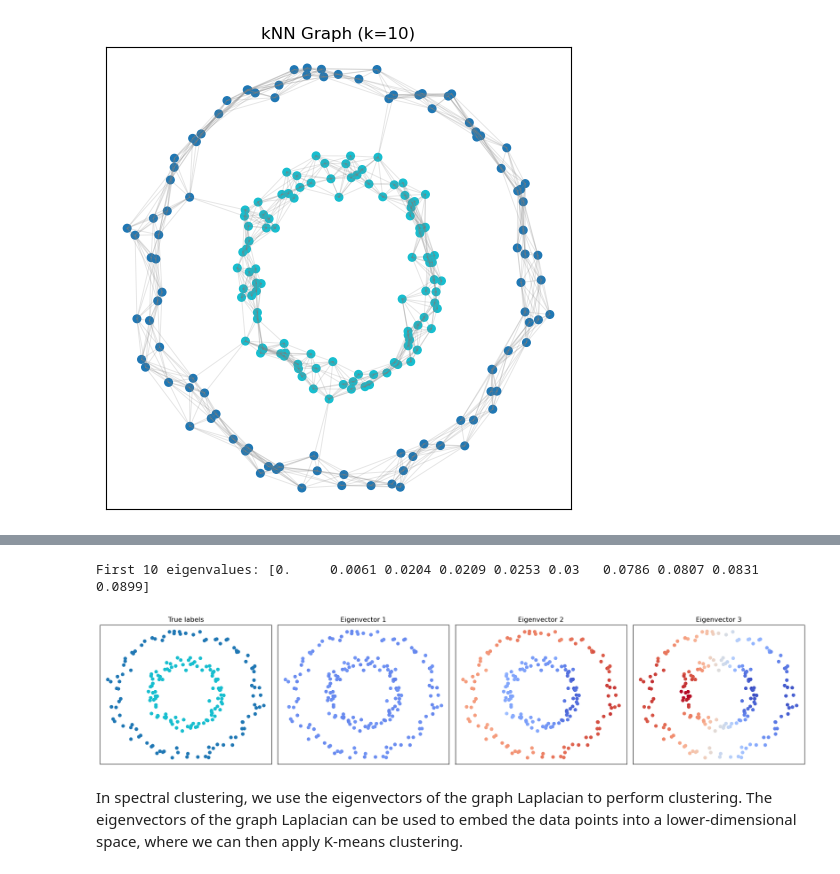
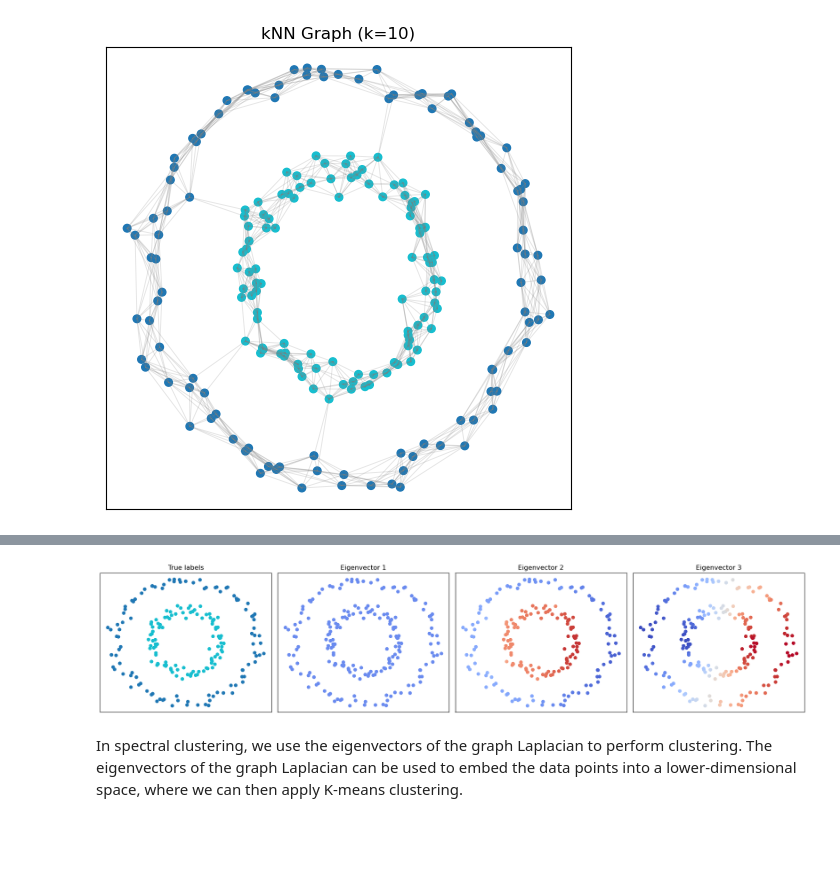
Before and after one commit to Rayzhangzirui/math10sp25, a Jupyter notebook: _sources/notes/kmeans.ipynb, the cells around one changed output, grey strips where cells are left out. Cells and saved outputs as stored; diff of their text form; code cells hidden in the pictures; blank space fills up the shorter version.

```diff
--- a/_sources/notes/kmeans.ipynb
+++ b/_sources/notes/kmeans.ipynb
@@ -200,33 +201,30 @@ where $D$ is the degree matrix (a diagonal matrix where $D_{ii}$ is the degree o
 # %%
 
 # Compute UNnormalized Laplacian
-L = csgraph.laplacian(A, normed=True)
+L = csgraph.laplacian(A, normed=False)
 
 # Compute the first few eigenvectors (smallest eigenvalues)
 vals, vecs = eigh(L.toarray())
 
-# Show the first 10 eigenvalues
-# print('First 10 eigenvalues:', np.round(vals[:10], 4))
 
 # Find global min/max for the first three nontrivial eigenvectors
 vmin = np.min(vecs[:, :3])
 vmax = np.max(vecs[:, :3])
 
-# 3. Plot the data colored by the first few nontrivial eigenvectors, using the same color scale
+# Plot the data colored by the first few nontrivial eigenvectors, using the same color scale
 fig, axes = plt.subplots(1, 4, figsize=(18, 4))
 axes[0].scatter(X[:, 0], X[:, 1], c=y, cmap='tab10', s=30)
 axes[0].set_title('True labels')
 for i in range(1, 4):
     axes[i].scatter(X[:, 0], X[:, 1], c=vecs[:, i-1], cmap='coolwarm', s=30, vmin=vmin, vmax=vmax)
     axes[i].set_title(f'Eigenvector {i}')
 for ax in axes:
     ax.set_xticks([])
     ax.set_yticks([])
 plt.tight_layout()
 plt.show()
 # %% [output]
-First 10 eigenvalues: [0.     0.0061 0.0204 0.0209 0.0253 0.03   0.0786 0.0807 0.0831 0.0899]
-[figure, old version]
+[figure, new version]
 # %% [markdown]
 In spectral clustering, we use the eigenvectors of the graph Laplacian to perform clustering. The eigenvectors of the graph Laplacian can be used to embed the data points into a lower-dimensional space, where we can then apply K-means clustering.
 # %%
```
Also changed, not shown: parts of 1 cell of this notebook, 16 other files.
